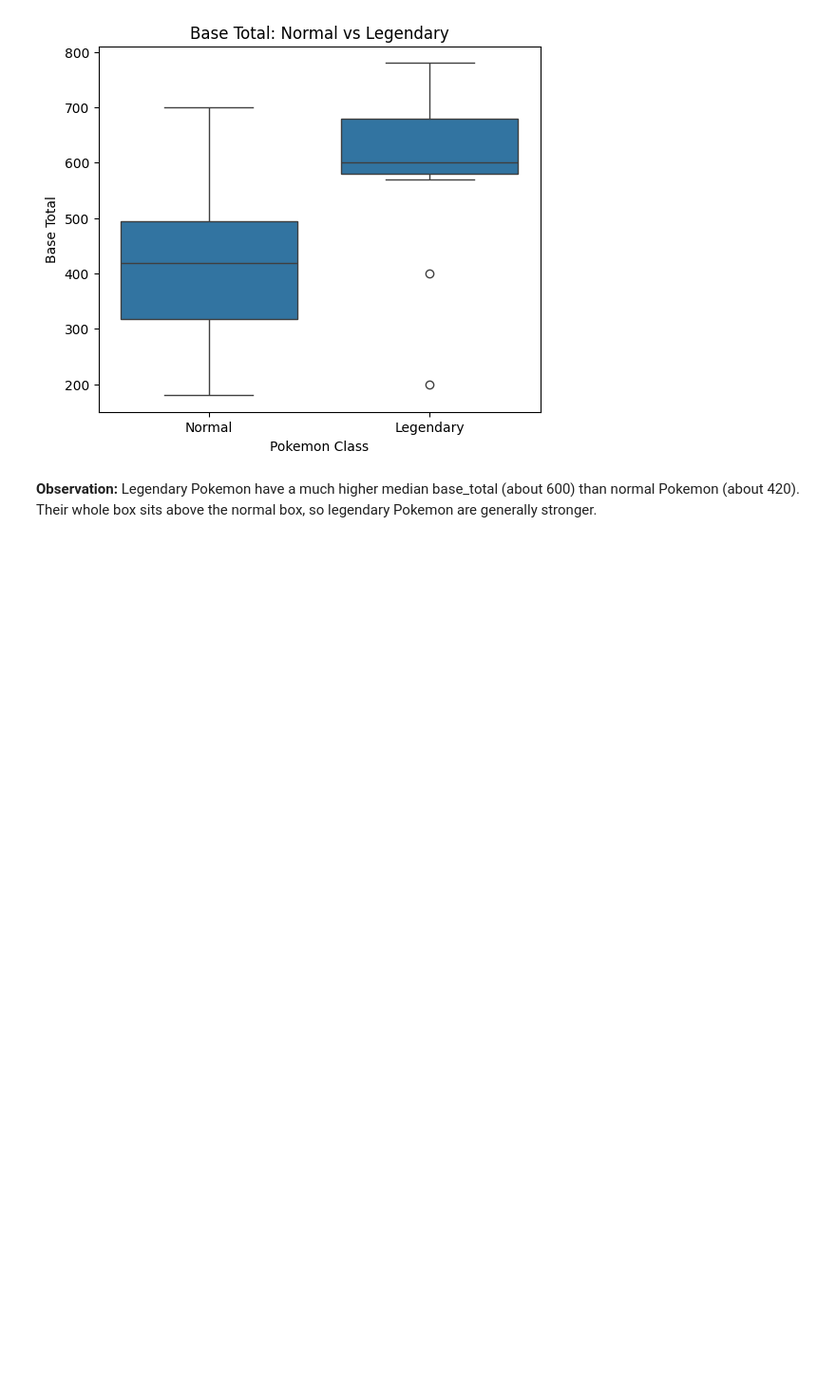
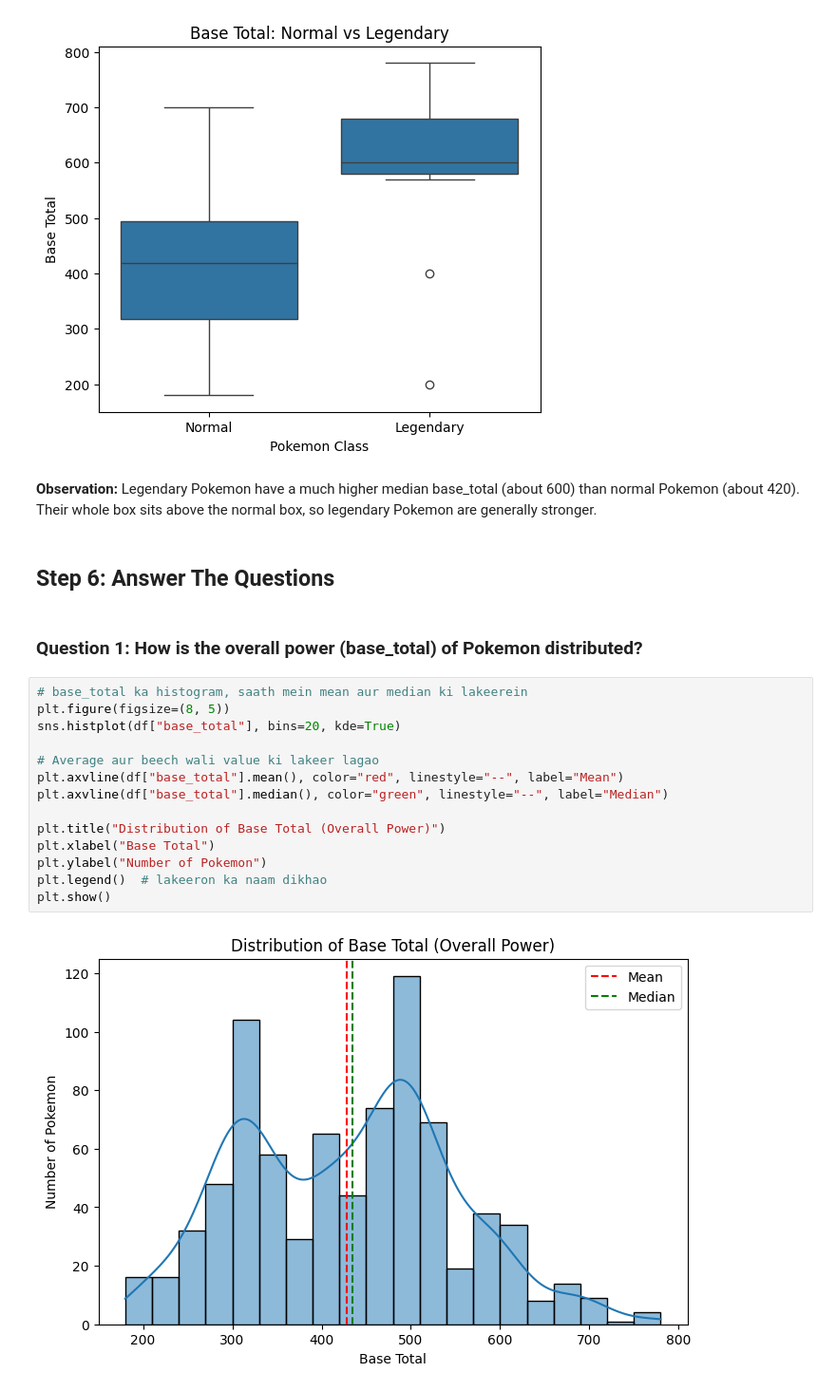
Before and after one commit to syeda-bisma05/pokemon-data-analysis, a Jupyter notebook: Pokemon_analysis.ipynb, the cells around one changed output. Shown at 95% size. Drawn from its saved outputs; the diff is of its cells as text; blank space fills up the shorter version.

Commit message:
Add Step 6 answers to 8 questions and Step 7 conclusion

```diff
--- a/Pokemon_analysis.ipynb
+++ b/Pokemon_analysis.ipynb
@@ -427,3 +427,23 @@ plt.show()
 [figure]
 # %% [markdown]
 **Observation:** Legendary Pokemon have a much higher median base_total (about 600) than normal Pokemon (about 420). Their whole box sits above the normal box, so legendary Pokemon are generally stronger.
+# %% [markdown]
+## Step 6: Answer The Questions
+# %% [markdown]
+### Question 1: How is the overall power (base_total) of Pokemon distributed?
+# %%
+# base_total ka histogram, saath mein mean aur median ki lakeerein
+plt.figure(figsize=(8, 5))
+sns.histplot(df["base_total"], bins=20, kde=True)
+
+# Average aur beech wali value ki lakeer lagao
+plt.axvline(df["base_total"].mean(), color="red", linestyle="--", label="Mean")
+plt.axvline(df["base_total"].median(), color="green", linestyle="--", label="Median")
+
+plt.title("Distribution of Base Total (Overall Power)")
+plt.xlabel("Base Total")
+plt.ylabel("Number of Pokemon")
+plt.legend()  # lakeeron ka naam dikhao
+plt.show()
+# %% [output]
+[figure, added]
```
Also changed, not shown: parts of 23 cells of this notebook.
